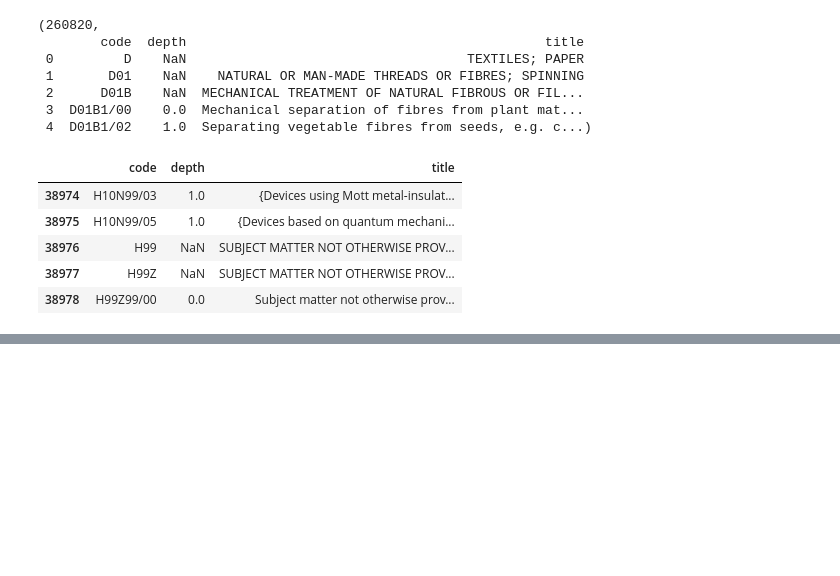
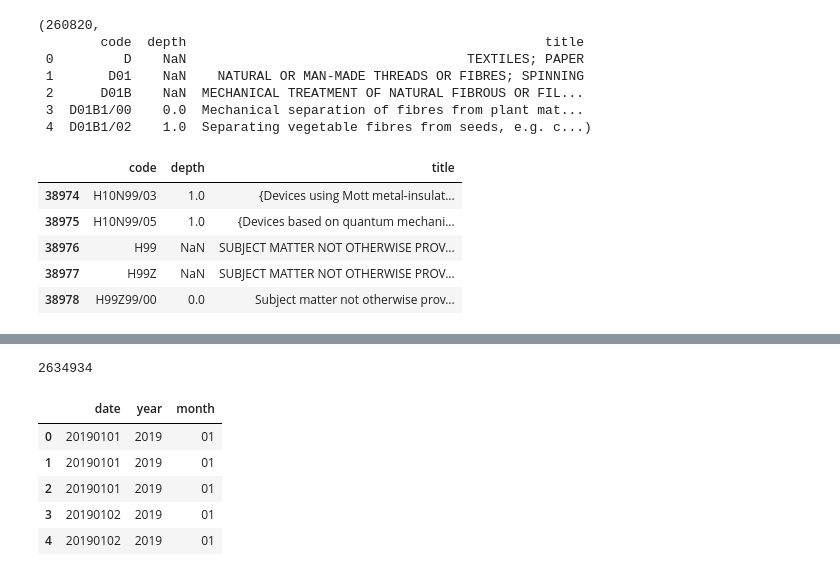
Before and after one commit to heejung-yu/patent, a Jupyter notebook: 1.data_preprocessing/read_patent_data.ipynb, the cells around one changed output, grey strips where cells are left out. Drawn from its saved outputs; the diff is of its cells as text; code cells hidden in the pictures; blank space fills up the shorter version.

```diff
--- a/1.data_preprocessing/read_patent_data.ipynb
+++ b/1.data_preprocessing/read_patent_data.ipynb
@@ -138,0 +171,8 @@ cpc_title_df.to_csv("./data/output/cpc_title(2408).csv")
+# %%
+# 쿼리 실행 (도로명주소관리번호에 대응하는 number 값 가져오기)
+query = """
+SELECT *
+FROM Main_patent;
+"""
+mainPatent_df = pd.read_sql(query, con=connection)
+len(mainPatent_df), mainPatent_df.head()
@@ -138,0 +259,3 @@ cpc_title_df.to_csv("./data/output/cpc_title(2408).csv")
+# %%
+patent_path = "./data/patent/kipris_main_patent.csv"
+patent_df = pd.read_csv(patent_path)
@@ -138,0 +268,24 @@ cpc_title_df.to_csv("./data/output/cpc_title(2408).csv")
+# %%
+total_data_eda = []
+
+for _, data in tqdm(patent_df.iterrows(), total=len(patent_df)):
+    date = data['applicationDate']
+    year = str(date)[:4]
+    month = str(date)[4:6]
+
+    date_dict = {'date':date, 'year': year, 'month': month}
+    total_data_eda.append(date_dict)
+
+len(total_data_eda)
+# %% [output]
+2634934
+# %%
+total_data_eda_df = pd.DataFrame(total_data_eda)
+total_data_eda_df.head()
+# %% [output]
+|  | date | year | month |
+| 0 | 20190101 | 2019 | 01 |
+| 1 | 20190101 | 2019 | 01 |
+| 2 | 20190101 | 2019 | 01 |
+| 3 | 20190102 | 2019 | 01 |
+| 4 | 20190102 | 2019 | 01 |
```
Also changed, not shown: parts of 17 cells of this notebook, 1 other file.
